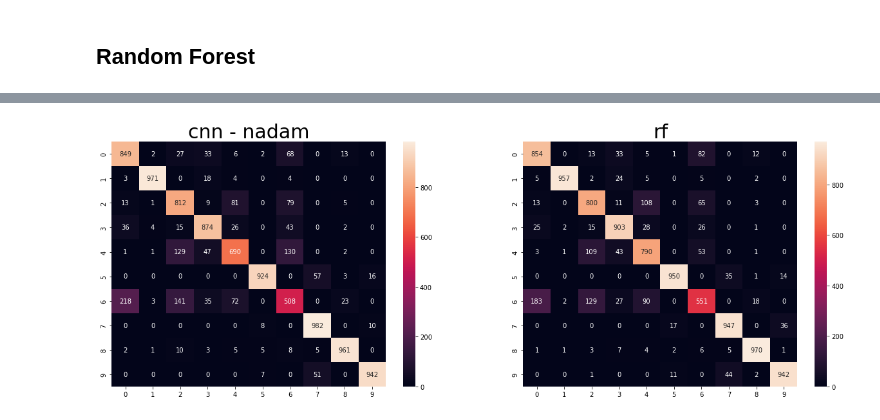
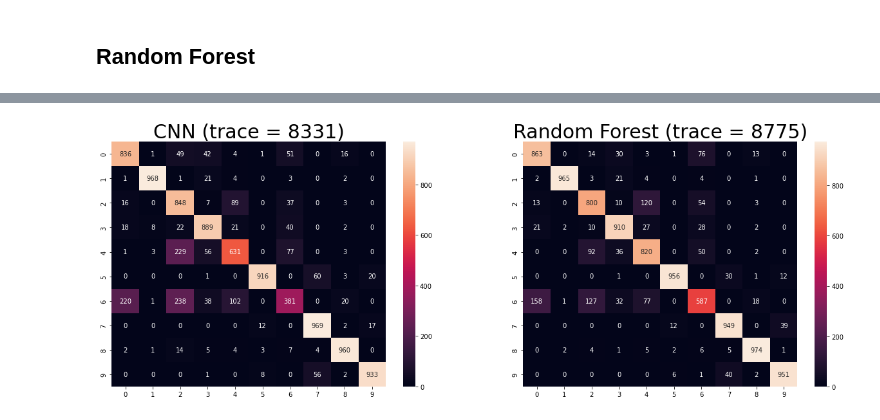
Before and after one commit to VLTSML26/cnn-randomforest, a Jupyter notebook: notebook.ipynb, the cells around one changed output, grey strips where cells are left out. Saved outputs shown, nothing was run; the diff lists cells and outputs as text; code cells hidden in the pictures.

```diff
--- a/notebook.ipynb
+++ b/notebook.ipynb
@@ -94,8 +94,6 @@ display(aa)
 ## Random Forest
 # %%
 config = {
-    'n_estimators': 20,
+    'n_estimators': 200,
     'criterion': 'entropy'
 }
-rf = RandomForest(keras.datasets.fashion_mnist, config)
-rf_scores = rf.evaluate()
@@ -102,10 +127,10 @@ rf_scores = rf.evaluate()
 # %%
 import seaborn as sns
 fig, axs = plt.subplots(1, 2, figsize=(21, 7))
-for ax, cm, title in zip(axs, (cnn_scores[-1][1], rf_scores[0]), ['cnn - nadam', 'rf']):
-    ax.set_title(title, size=30)
+for ax, cm, title in zip(axs, (comparison_cnn_score[1], rf_scores[0]), ['CNN', 'Random Forest']):
+    ax.set_title(title + ' (trace = ' + str(cm.trace()) + ')', size=30)
     sns.heatmap(cm, annot=True, fmt='d', ax=ax)
 # %% [output]
-[figure, old version]
+[figure, new version]
 # %%
 type(report)
```
Also changed, not shown: parts of 9 cells of this notebook, 1 other file.
